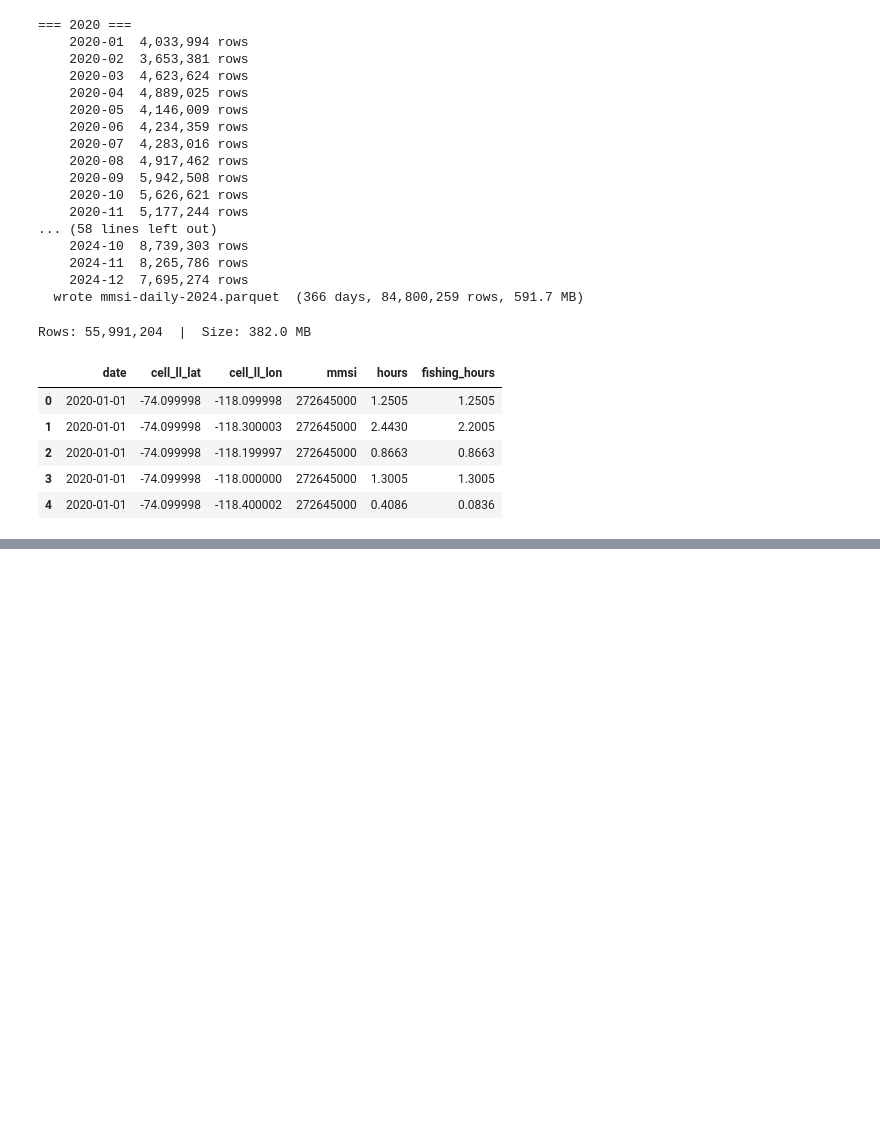
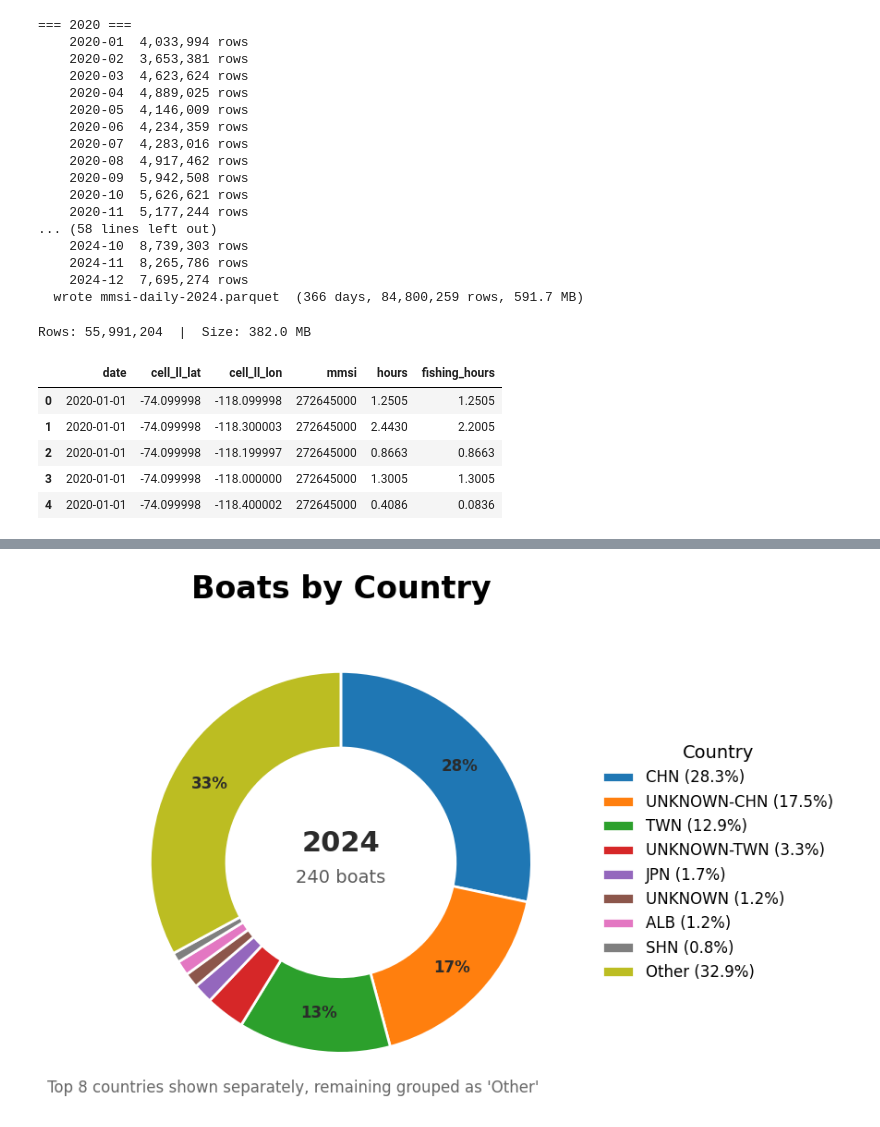
Before and after one commit to com-480-data-visualization/a-fishing-story, a Jupyter notebook: notebooks/data_processing.ipynb, the cells around one changed output, grey strips where cells are left out. Cells and saved outputs as stored; diff of their text form; code cells hidden in the pictures; blank space fills up the shorter version.

```diff
--- a/notebooks/data_processing.ipynb
+++ b/notebooks/data_processing.ipynb
@@ -383,0 +390,2 @@ Rows: 55,991,204  |  Size: 382.0 MB
+# %%
+eez = gpd.read_file(DATA_DIR / "World_EEZ_v12_20231025" / "eez_v12.shp")
@@ -383,0 +516,8 @@ Rows: 55,991,204  |  Size: 382.0 MB
+# %%
+sample_path = OUTPUT_DIR / "fleet-daily-2020-01.parquet"
+df = pd.read_parquet(sample_path)
+
+df_taiwan = add_eez_to_dataframe_region(df, EEZ_GDF)
+
+print(df_taiwan.head())
+df_taiwan.head()
@@ -383,0 +551,86 @@ Rows: 55,991,204  |  Size: 382.0 MB
+# %%
+# =========================================
+# Parameters
+# =========================================
+country_col = "flag"      # change if needed
+vessel_id_col = "mmsi_present"
+top_n = 8
+year_label = "2024"       # change if needed
+
+# =========================================
+# Compute number of unique boats by country
+# =========================================
+boats_by_country = (
+    df_taiwan.groupby(country_col)[vessel_id_col]
+    .nunique()
+    .sort_values(ascending=False)
+)
+
+total_boats = boats_by_country.sum()
+
+# Keep top N, group the rest as "Other"
+top = boats_by_country.iloc[:top_n].copy()
+other = boats_by_country.iloc[top_n:].sum()
+
+if other > 0:
+    top["Other"] = other
+
+percentages = 100 * top / total_boats
+
+# Labels for legend
+legend_labels = [
+    f"{country} ({pct:.1f}%)"
+    for country, pct in zip(top.index, percentages)
+]
+
+# Show percentages only for large enough slices
+def autopct_func(pct):
+    return f"{pct:.0f}%" if pct >= 4 else ""
+
+# =========================================
+# Plot
+# =========================================
+fig, ax = plt.subplots(figsize=(10, 6))
+
+wedges, _, _ = ax.pie(
+    top.values,
+    startangle=90,
+    counterclock=False,
+    wedgeprops=dict(width=0.40, edgecolor="white", linewidth=2),
+    autopct=autopct_func,
+    pctdistance=0.80,
+    textprops=dict(color="#2b2b2b", fontsize=12, weight="bold")
+)
+
+# Center text
+ax.text(0, 0.10, year_label, ha="center", va="center",
+        fontsize=22, fontweight="bold", color="#2b2b2b")
+ax.text(0, -0.08, f"{total_boats:,} boats", ha="center", va="center",
+        fontsize=14, color="#5a5a5a")
+
+# Title
+ax.set_title("Boats by Country", fontsize=24, fontweight="bold", pad=20)
+
+# Legend
+ax.legend(
+    wedges,
+    legend_labels,
+    title="Country",
+    loc="center left",
+    bbox_to_anchor=(1.02, 0.5),
+    frameon=False,
+    fontsize=12,
+    title_fontsize=14
+)
+
+# Footnote
+fig.text(
+    0.12, 0.04,
+    f"Top {top_n} countries shown separately, remaining grouped as 'Other'",
+    fontsize=12, color="#666666"
+)
+
+plt.tight_layout()
+plt.show()
+# %% [output]
+[figure, added]
```
Also changed, not shown: parts of 10 cells of this notebook, 5 other files.
